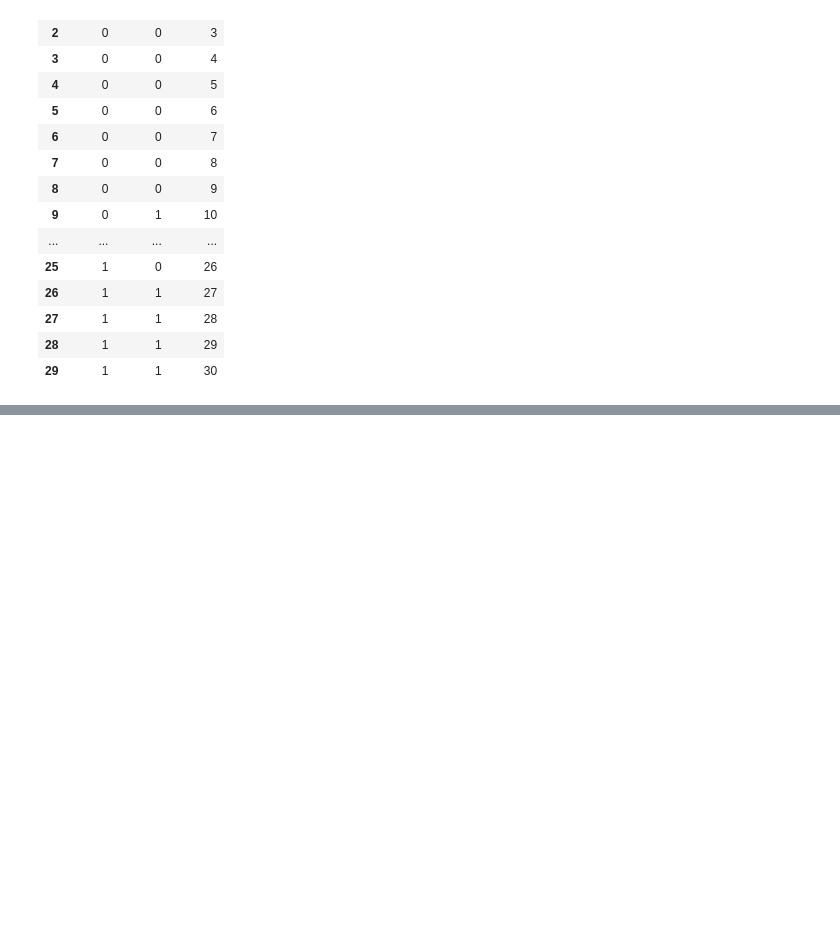
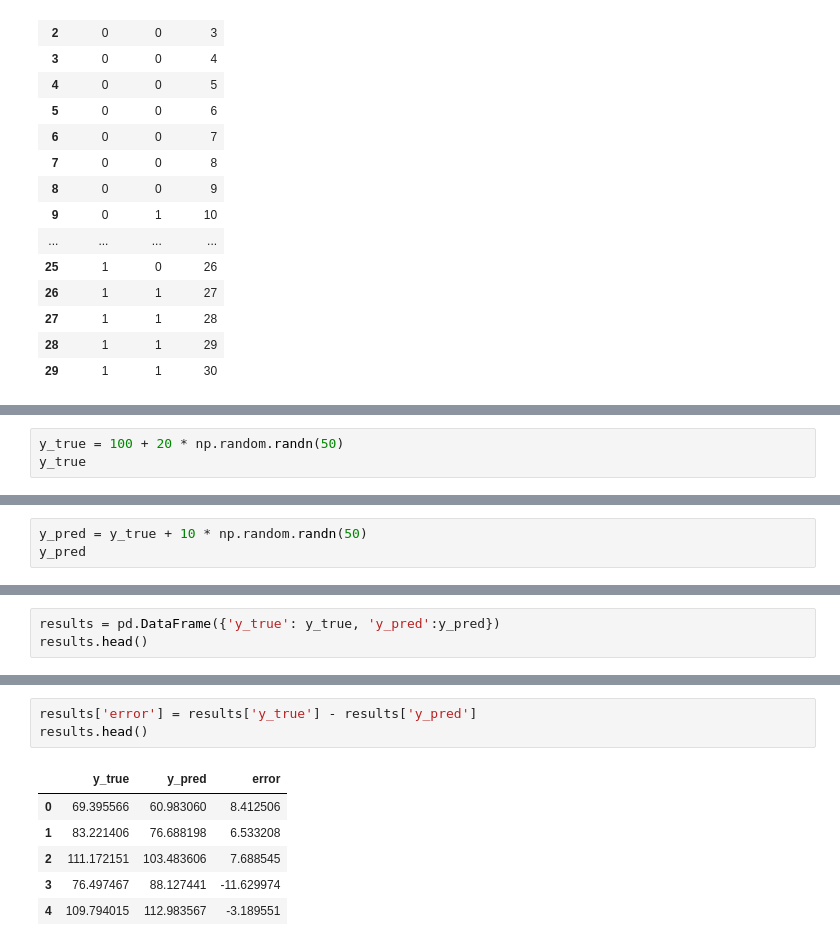
Before and after one commit to MikeRodziewicz/Udemy_ML_Bootcamp, a Jupyter notebook: scikit.ipynb, the cells around one changed output, grey strips where cells are left out. Drawn from its saved outputs; the diff is of its cells as text; blank space fills up the shorter version.

```diff
--- a/scikit.ipynb
+++ b/scikit.ipynb
@@ -164,0 +189,3 @@ fig.show()
+# %%
+y_true = 100 + 20 * np.random.randn(50)
+y_true
@@ -164,0 +206,3 @@ fig.show()
+# %%
+y_pred = y_true + 10 * np.random.randn(50)
+y_pred
@@ -164,0 +223,3 @@ fig.show()
+# %%
+results = pd.DataFrame({'y_true': y_true, 'y_pred':y_pred})
+results.head()
@@ -164,0 +233,10 @@ fig.show()
+# %%
+results['error'] = results['y_true'] - results['y_pred']
+results.head()
+# %% [output]
+|  | y_true | y_pred | error |
+| 0 | 69.395566 | 60.983060 | 8.412506 |
+| 1 | 83.221406 | 76.688198 | 6.533208 |
+| 2 | 111.172151 | 103.483606 | 7.688545 |
+| 3 | 76.497467 | 88.127441 | -11.629974 |
+| 4 | 109.794015 | 112.983567 | -3.189551 |
```
Also changed, not shown: parts of 8 cells of this notebook.
